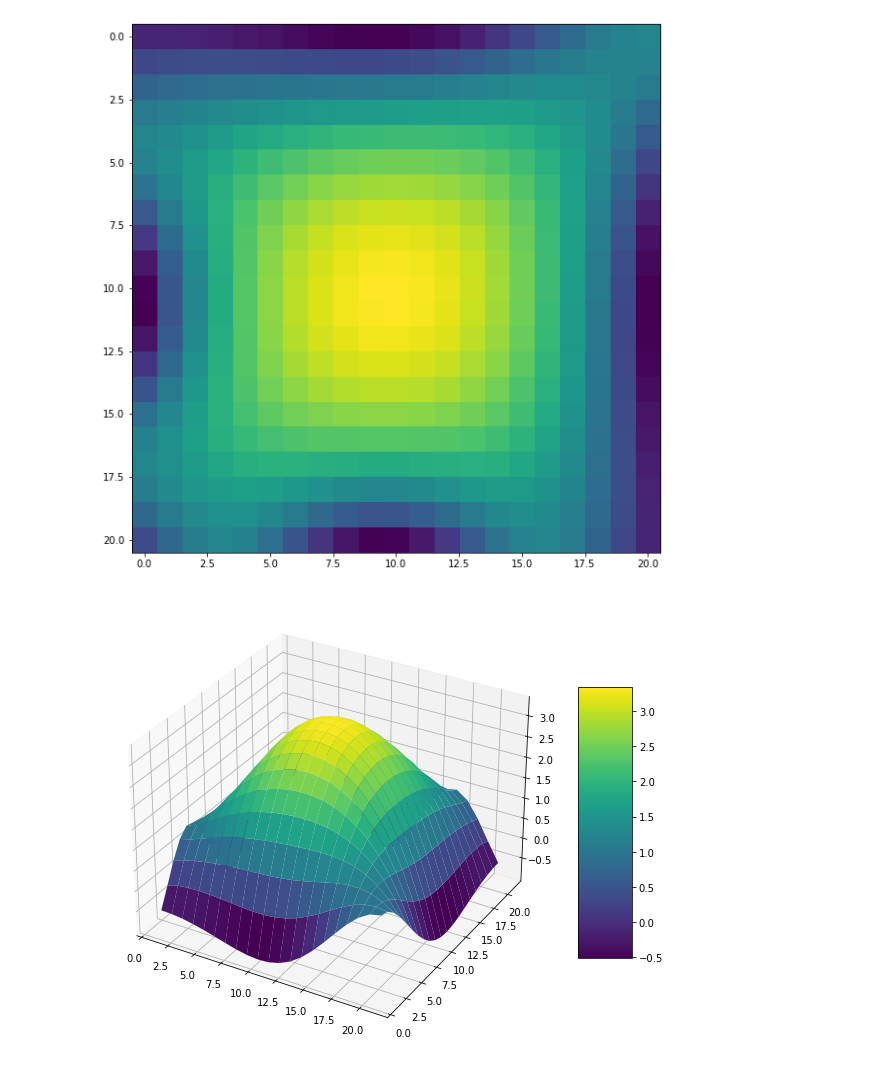
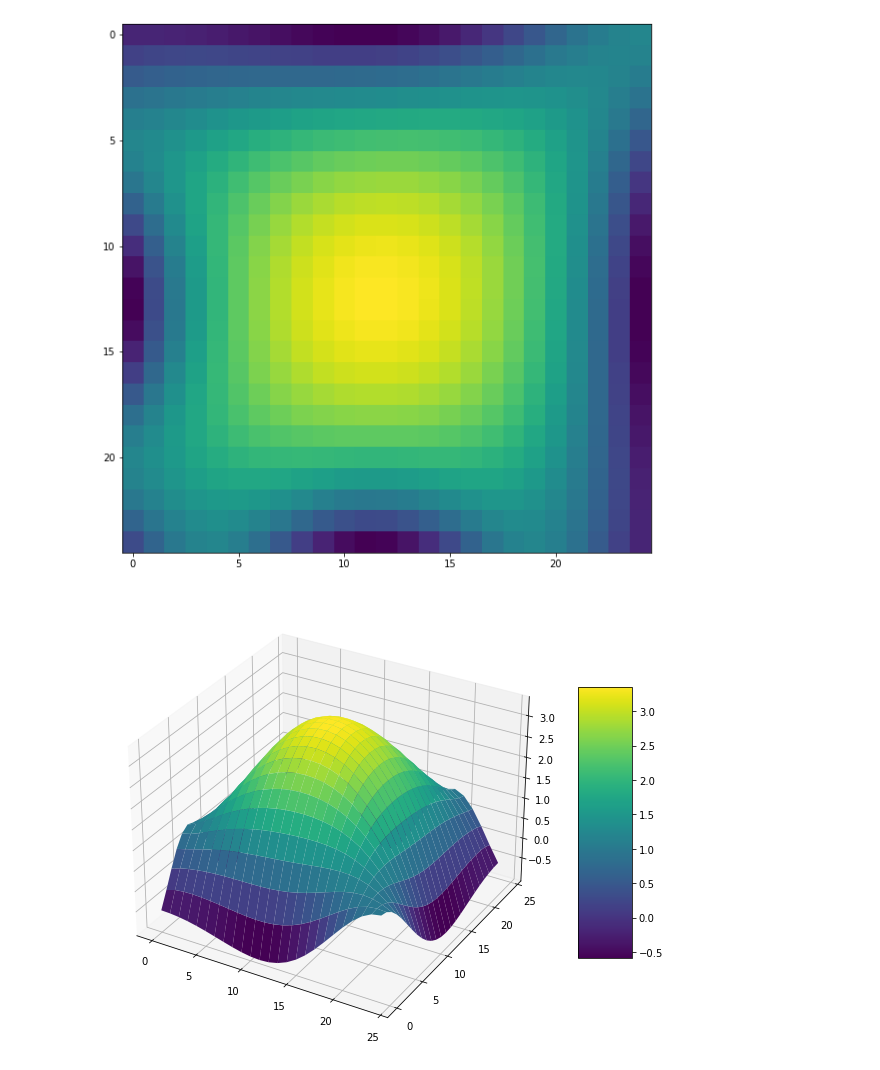
Before and after one commit to AMSC22-23/MultiGrid-Untila-Cecchettini-Capoferri, a Jupyter notebook: classes/test.ipynb, the cells around one changed output. Cells and saved outputs as stored; diff of their text form; code cells hidden in the pictures.

```diff
--- a/classes/test.ipynb
+++ b/classes/test.ipynb
@@ -35,3 +48,4 @@ def vectorFromFile(fileName):
 # %%
-N = 21
-!./prova {N}
+N = 25
+alpha = 1.
+!./prova {N} {alpha}
@@ -55,17 +57,17 @@ sol = formatSol(N,u)
 plt.imshow(sol,cmap=colorMap)
 plt.show()
 # %% [output]
-[figure, old version]
+[figure, new version]
 # %%
-X = np.arange(1,N+1)
-Y = np.arange(1,N+1)
+X = np.arange(0,N)
+Y = np.arange(0,N)
 
 X,Y = np.meshgrid(X,Y)
 
 fig = plt.figure()
 ax = fig.add_subplot(projection='3d')
 surf = ax.plot_surface(X,Y,sol,cmap = colorMap)
 fig.colorbar(surf, shrink=0.5, aspect=5)
 plt.show()
 # %% [output]
-[figure, old version]
+[figure, new version]
```
Also changed, not shown: parts of 2 cells of this notebook, 4 other files.
